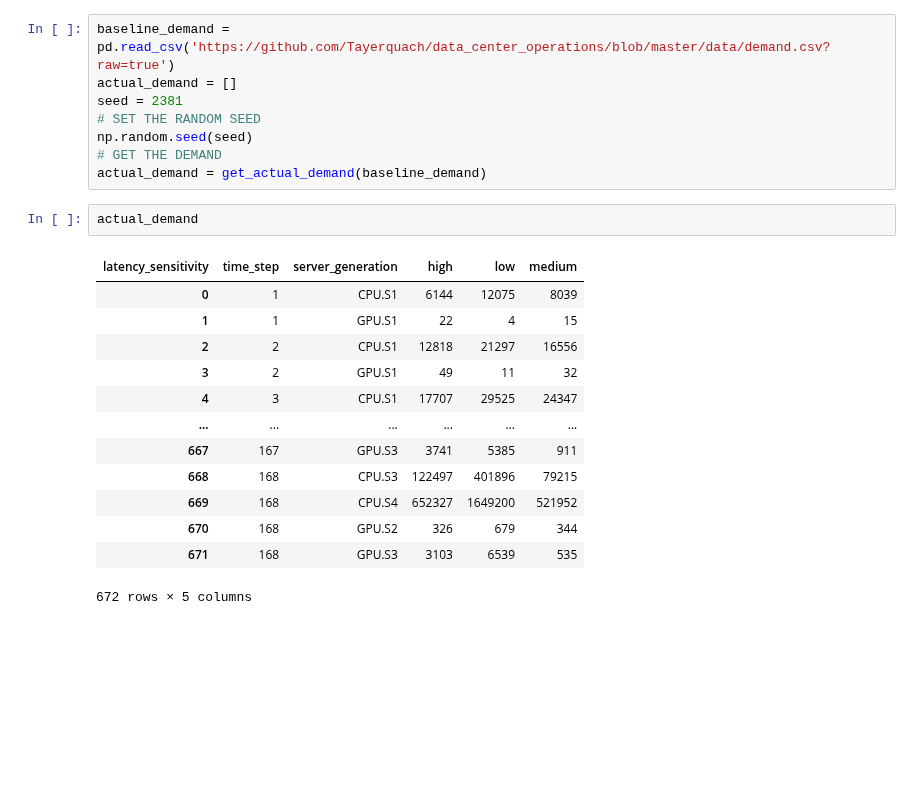
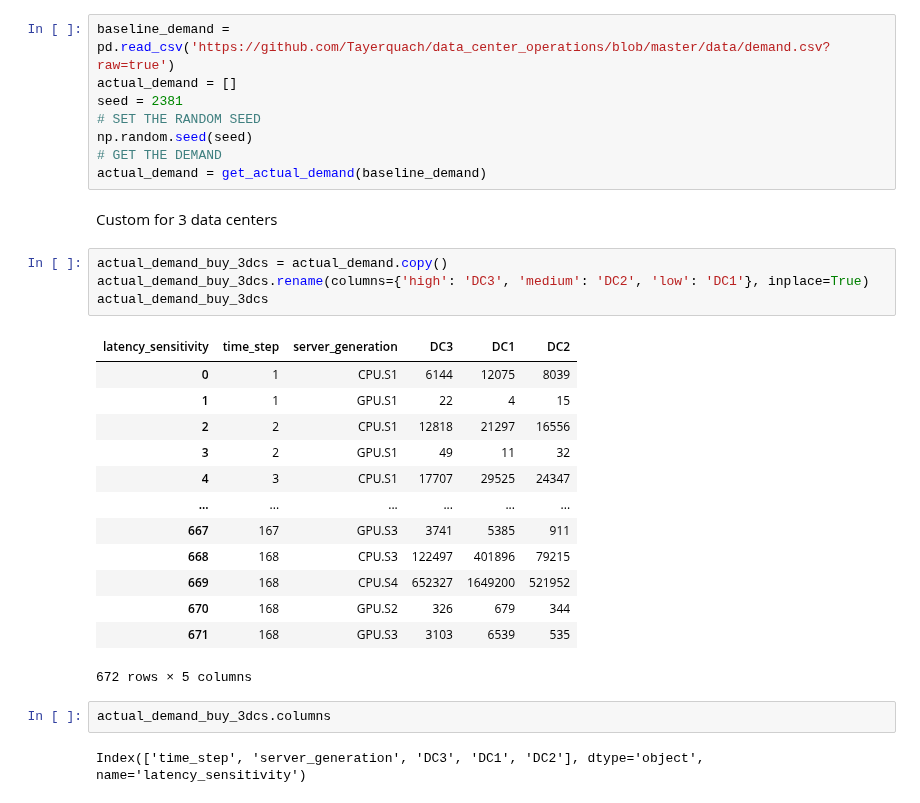
Before and after one commit to Tayerquach/data_center_operations, a Jupyter notebook: Data_centre_101.ipynb, the cells around one changed output. Saved outputs shown, nothing was run; the diff lists cells and outputs as text; blank space fills up the shorter version.

```diff
--- a/Data_centre_101.ipynb
+++ b/Data_centre_101.ipynb
@@ -125,19 +125,27 @@ seed = 2381
 np.random.seed(seed)
 # GET THE DEMAND
 actual_demand = get_actual_demand(baseline_demand)
-# %%
-actual_demand
-# %% [output]
-| latency_sensitivity | time_step | server_generation | high | low | medium |
-| 0 | 1 | CPU.S1 | 6144 | 12075 | 8039 |
-| 1 | 1 | GPU.S1 | 22 | 4 | 15 |
-| 2 | 2 | CPU.S1 | 12818 | 21297 | 16556 |
-| 3 | 2 | GPU.S1 | 49 | 11 | 32 |
-| 4 | 3 | CPU.S1 | 17707 | 29525 | 24347 |
-| ... | ... | ... | ... | ... | ... |
-| 667 | 167 | GPU.S3 | 3741 | 5385 | 911 |
-| 668 | 168 | CPU.S3 | 122497 | 401896 | 79215 |
-| 669 | 168 | CPU.S4 | 652327 | 1649200 | 521952 |
-| 670 | 168 | GPU.S2 | 326 | 679 | 344 |
-| 671 | 168 | GPU.S3 | 3103 | 6539 | 535 |
-672 rows × 5 columns
+# %% [markdown]
+Custom for 3 data centers
+# %%
+actual_demand_buy_3dcs = actual_demand.copy()
+actual_demand_buy_3dcs.rename(columns={'high': 'DC3', 'medium': 'DC2', 'low': 'DC1'}, inplace=True)
+actual_demand_buy_3dcs
+# %% [output]
+| latency_sensitivity | time_step | server_generation | DC3 | DC1 | DC2 |
+| 0 | 1 | CPU.S1 | 6144 | 12075 | 8039 |
+| 1 | 1 | GPU.S1 | 22 | 4 | 15 |
+| 2 | 2 | CPU.S1 | 12818 | 21297 | 16556 |
+| 3 | 2 | GPU.S1 | 49 | 11 | 32 |
+| 4 | 3 | CPU.S1 | 17707 | 29525 | 24347 |
+| ... | ... | ... | ... | ... | ... |
+| 667 | 167 | GPU.S3 | 3741 | 5385 | 911 |
+| 668 | 168 | CPU.S3 | 122497 | 401896 | 79215 |
+| 669 | 168 | CPU.S4 | 652327 | 1649200 | 521952 |
+| 670 | 168 | GPU.S2 | 326 | 679 | 344 |
+| 671 | 168 | GPU.S3 | 3103 | 6539 | 535 |
+672 rows × 5 columns
+# %%
+actual_demand_buy_3dcs.columns
+# %% [output]
+Index(['time_step', 'server_generation', 'DC3', 'DC1', 'DC2'], dtype='object', name='latency_sensitivity')
```
Also changed, not shown: parts of 4 cells of this notebook.
